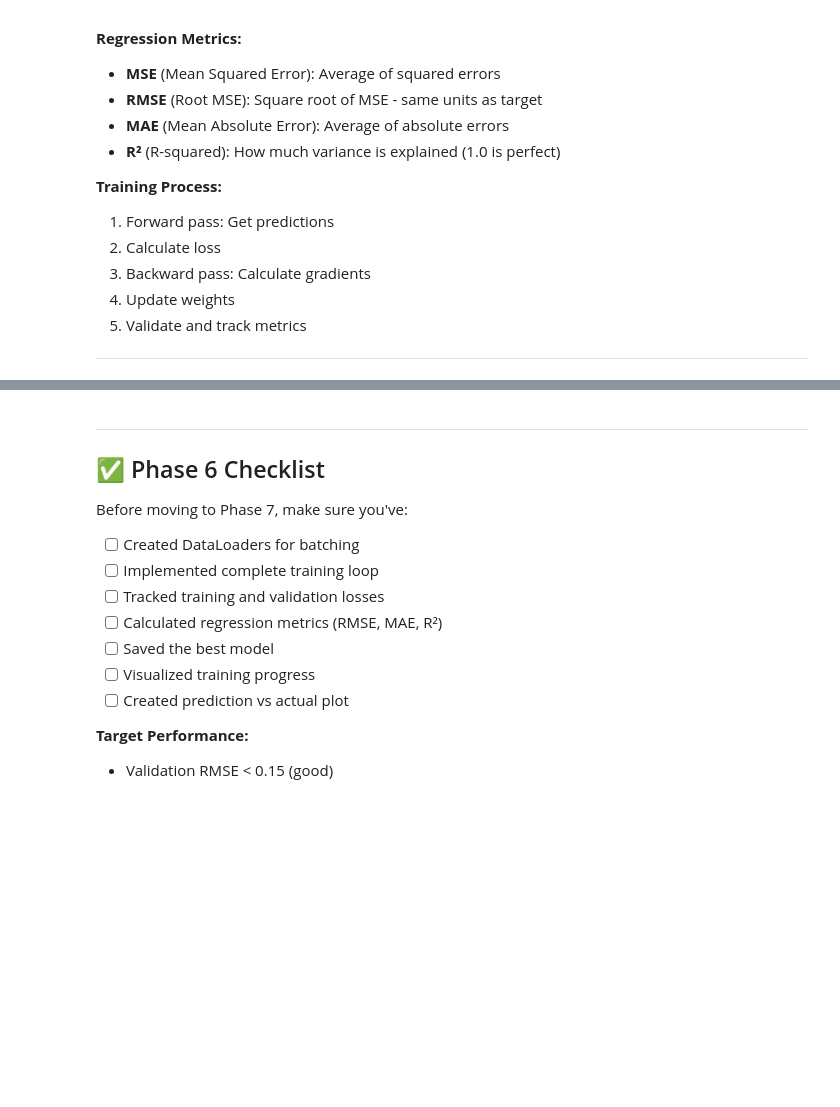
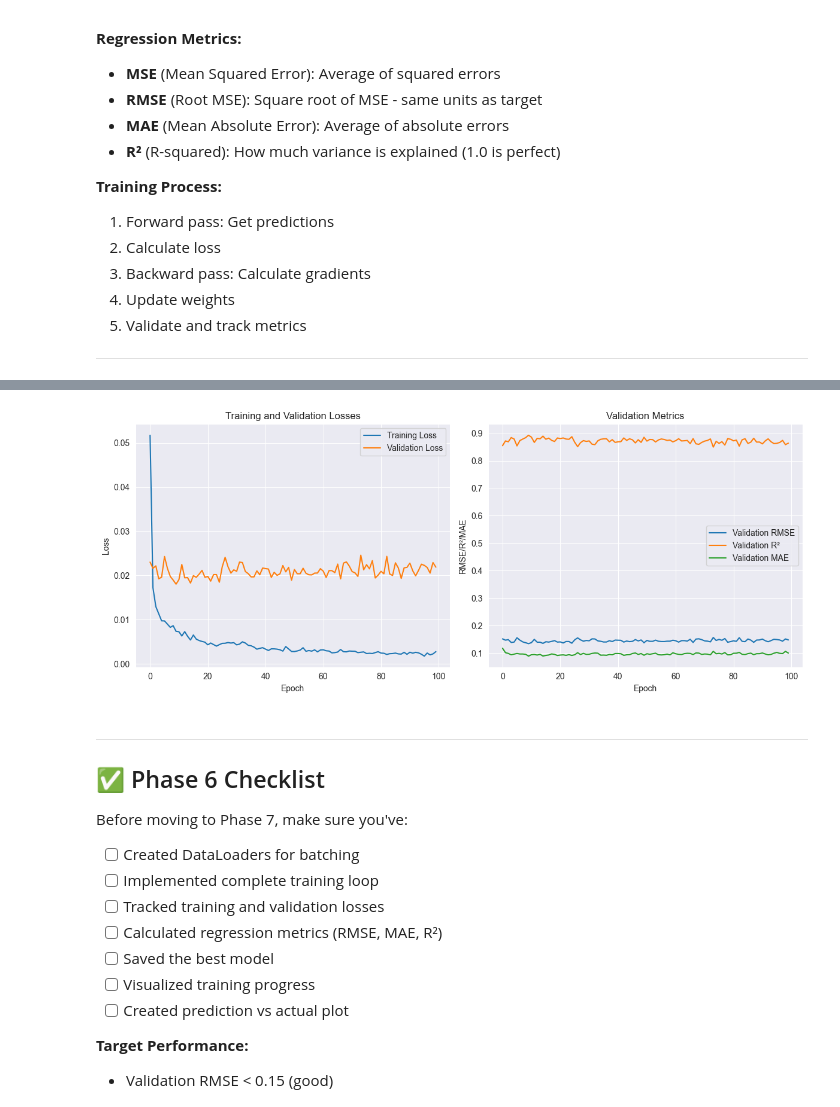
Before and after one commit to Tuminha/House-Prices-Prediction, a Jupyter notebook: notebooks/house_prices.ipynb, the cells around one changed output, grey strips where cells are left out. Cells and saved outputs as stored; diff of their text form; code cells hidden in the pictures; blank space fills up the shorter version.

Commit message:
Phase 6 training complete: RMSE 0.1343, R2 0.8930 - Implemented training loop, saved best model, created visualizations

```diff
--- a/notebooks/house_prices.ipynb
+++ b/notebooks/house_prices.ipynb
@@ -1269,14 +1272,18 @@ class HousePricePredictor(nn.Module):
 # model = HousePricePredictor(n_features).to(device)
 
 # Your code here:
+device = torch.device("cuda" if torch.cuda.is_available() else "cpu")
 n_features = X_train_tensor.shape[1]
-print(f"Number of input features: {n_features}")
 model = HousePricePredictor(n_features=n_features).to(device)
 
-# Move to device (GPU if available, otherwise CPU)
-device = torch.device("cuda" if torch.cuda.is_available() else "cpu")
-model = model.to(device)
+# Initialize output bias to mean of y_train
+# This helps model start with reasonable predictions
+with torch.no_grad():
+    model.output.bias.fill_(y_train.mean())
+print(f"✅ Output bias initialized to y_train mean: {y_train.mean():.4f}")
+# ==========================
 
+print(f"Number of input features: {n_features}")
 print(f"Model created and moved to: {device}")
 print(model)
 # %% [output]
@@ -1425,6 +1435,11 @@ Total Parameters: 109,057
 # train_loader = DataLoader(train_dataset, batch_size=32, shuffle=True)
 
 # Your code here:
+train_dataset = TensorDataset(X_train_tensor, y_train_tensor)
+train_loader = DataLoader(train_dataset, batch_size=32, shuffle=True)
+
+val_dataset = TensorDataset(X_val_tensor, y_val_tensor)
+val_loader = DataLoader(val_dataset, batch_size=32, shuffle=False)
 # %%
 # TODO 6.3: Implement Training Loop
 # Create a training loop that:
@@ -1457,14 +1574,39 @@ Total Parameters: 109,057
 # %%
 # TODO 6.4: Visualize Training Progress
 # Create plots showing:
 # - Training and validation loss over epochs
 # - Validation RMSE over epochs
 # - Validation R² over epochs
 
 # HINT: Use plt.subplot() to create multiple plots
 # Plot both train and val losses on same plot for comparison
 
 # Your code here:
+plt.figure(figsize=(12, 5))
+
+# Plot training and validation losses
+plt.subplot(1, 2, 1)
+plt.plot(train_losses, label='Training Loss')
+plt.plot(val_losses, label='Validation Loss')
+plt.xlabel('Epoch')
+plt.ylabel('Loss')
+plt.title('Training and Validation Losses')
+plt.legend()
+
+# Plot validation RMSE, R² and MAE
+plt.subplot(1, 2, 2)
+plt.plot(val_rmses, label='Validation RMSE')
+plt.plot(val_r2s, label='Validation R²')
+plt.plot(val_maes, label='Validation MAE')
+plt.xlabel('Epoch')
+plt.ylabel('RMSE/R²/MAE')
+plt.title('Validation Metrics')
+plt.legend()
+
+plt.tight_layout()
+plt.show()
+# %% [output]
+[figure, added]
 # %%
 # TODO 6.5: Evaluate Best Model
 # Load the best saved model
```
Also changed, not shown: parts of 4 cells of this notebook, 2 other files.
